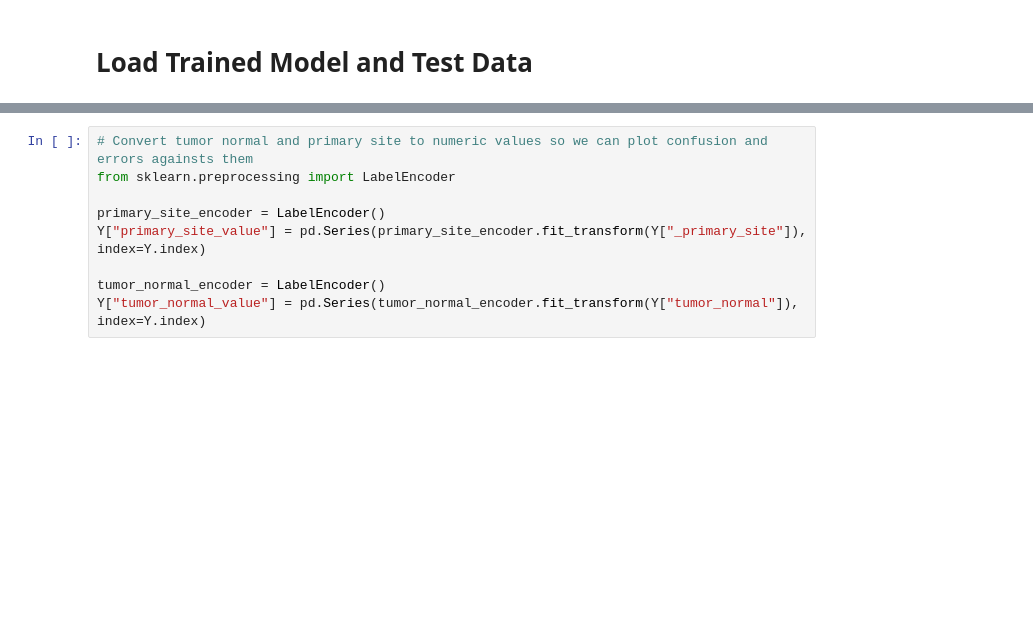
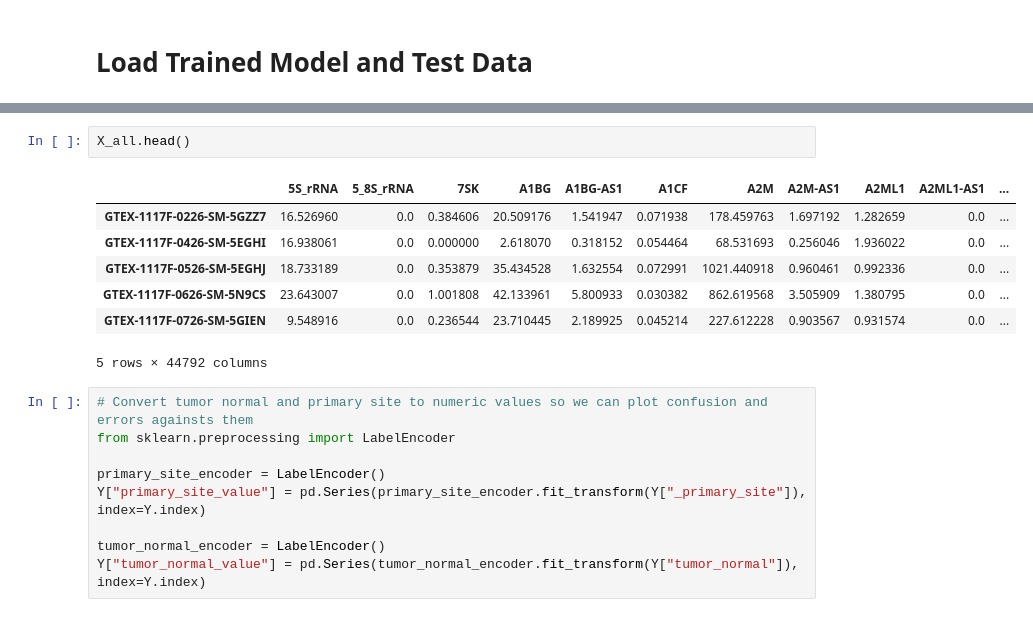
Before and after one commit to rcurrie/pancan-gtex, a Jupyter notebook: evaluate.ipynb, the cells around one changed output, grey strips where cells are left out. Drawn from its saved outputs; the diff is of its cells as text; blank space fills up the shorter version.

```diff
--- a/evaluate.ipynb
+++ b/evaluate.ipynb
@@ -41,3 +41,13 @@ Wall time: 2.36 s
+# %%
+X_all.head()
+# %% [output]
+|  | 5S_rRNA | 5_8S_rRNA | 7SK | A1BG | A1BG-AS1 | A1CF | A2M | A2M-AS1 | A2ML1 | A2ML1-AS1 | ... |
+| GTEX-1117F-0226-SM-5GZZ7 | 16.526960 | 0.0 | 0.384606 | 20.509176 | 1.541947 | 0.071938 | 178.459763 | 1.697192 | 1.282659 | 0.0 | ... |
+| GTEX-1117F-0426-SM-5EGHI | 16.938061 | 0.0 | 0.000000 | 2.618070 | 0.318152 | 0.054464 | 68.531693 | 0.256046 | 1.936022 | 0.0 | ... |
+| GTEX-1117F-0526-SM-5EGHJ | 18.733189 | 0.0 | 0.353879 | 35.434528 | 1.632554 | 0.072991 | 1021.440918 | 0.960461 | 0.992336 | 0.0 | ... |
+| GTEX-1117F-0626-SM-5N9CS | 23.643007 | 0.0 | 1.001808 | 42.133961 | 5.800933 | 0.030382 | 862.619568 | 3.505909 | 1.380795 | 0.0 | ... |
+| GTEX-1117F-0726-SM-5GIEN | 9.548916 | 0.0 | 0.236544 | 23.710445 | 2.189925 | 0.045214 | 227.612228 | 0.903567 | 0.931574 | 0.0 | ... |
+5 rows × 44792 columns
 # %%
 # Convert tumor normal and primary site to numeric values so we can plot confusion and errors againsts them
 from sklearn.preprocessing import LabelEncoder
```
Also changed, not shown: parts of 8 cells of this notebook, 3 other files.
